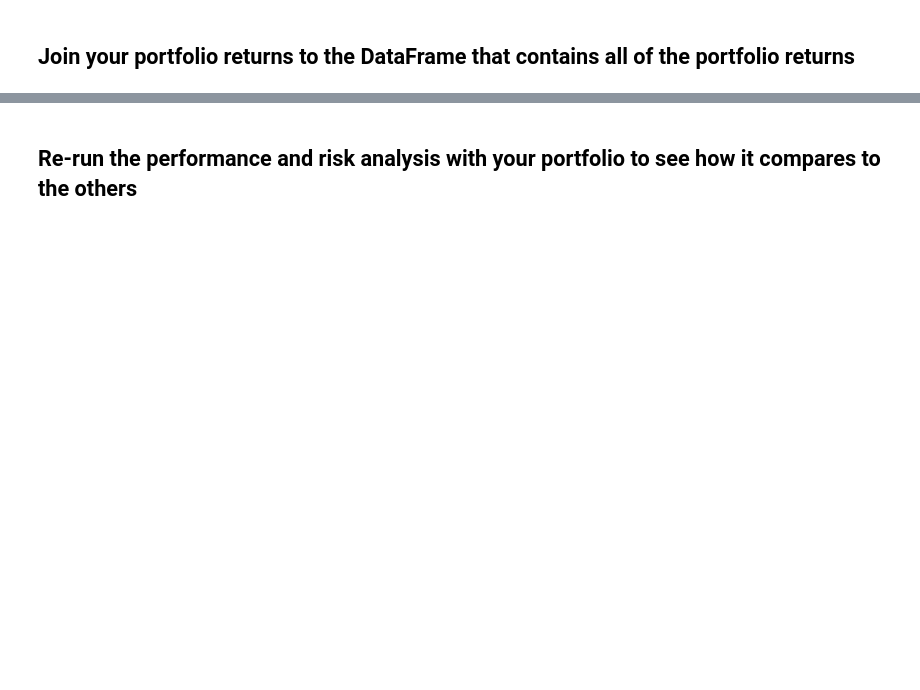
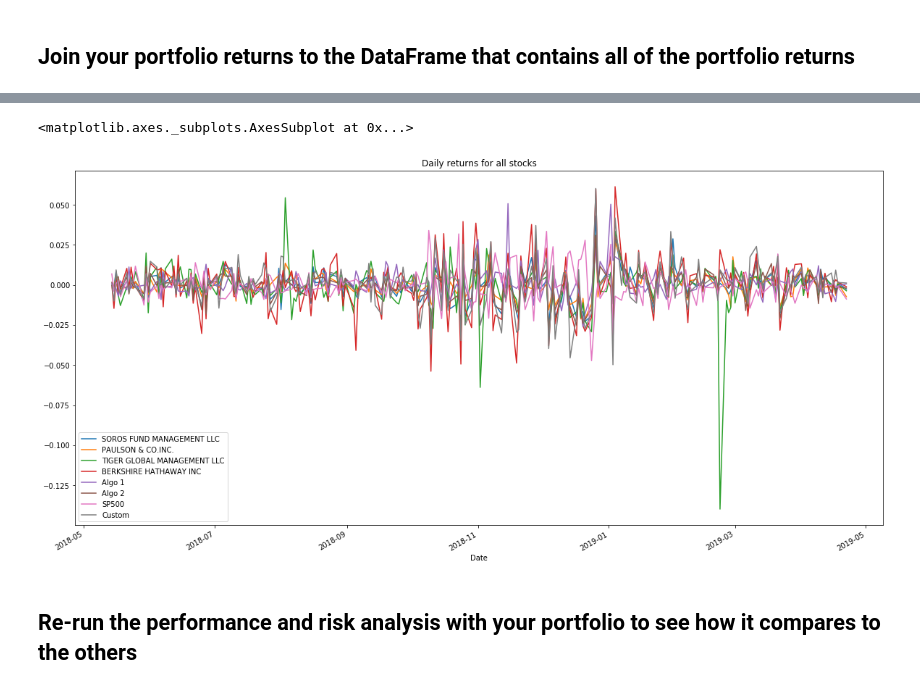
Before and after one commit to lavint/FinTech-Python, a Jupyter notebook: pandas/Starter_Code/portfolio_analysis.ipynb, the cells around one changed output, grey strips where cells are left out. Saved outputs shown, nothing was run; the diff lists cells and outputs as text; code cells hidden in the pictures; blank space fills up the shorter version.

Commit message:
Add recent SP500 data and modify portfolio_analysis

```diff
--- a/pandas/Starter_Code/portfolio_analysis.ipynb
+++ b/pandas/Starter_Code/portfolio_analysis.ipynb
@@ -367,0 +335,20 @@ my_portfolio.head()
+# %%
+# Read Apply stock
+aapl_csv = Path("Resources/aapl_historical.csv")
+aapl_df = pd.read_csv(aapl_csv, index_col="Trade DATE", infer_datetime_format=True, parse_dates=True)
+
+
+# Read Costco stock
+cost_csv = Path("Resources/cost_historical.csv")
+cost_df = pd.read_csv(cost_csv, index_col="Trade DATE", infer_datetime_format=True, parse_dates=True)
+
+
+# Read Google stock
+goog_csv = Path("Resources/goog_historical.csv")
+goog_df = pd.read_csv(goog_csv, index_col="Trade DATE", infer_datetime_format=True, parse_dates=True)
+# goog = goog.sort_index()
+
+
+# # Concatenate all stocks into a single DataFrame by rows
+combined_df = pd.concat([aapl_df, cost_df, goog_df], axis=0, join='inner')
+combined_df.head()
@@ -367,0 +380,4 @@ my_portfolio.head()
+# %%
+# Pivot so that each column of prices represents a unique symbol
+combined_df = combined_df.pivot_table(values='NOCP', index='Trade DATE', columns='Symbol')
+combined_df.head()
@@ -383,0 +403,12 @@ weights = [1/5, 1/5 , 1/10, 2/5, 1/10]
+# %%
+# Calculate weighted portfolio returns
+weights = [1/3, 1/3, 1/3]
+
+daily_returns = combined_df.pct_change().dropna()
+weighted_returns = daily_returns.dot(weights)
+
+# Same as below:
+# daily_returns = my_portfolio.pct_change()
+# daily_returns.dropna(inplace=True)
+
+weighted_returns.head()
@@ -388,3 +442,5 @@ weights = [1/5, 1/5 , 1/10, 2/5, 1/10]
 # %%
 # Only compare dates where return data exists for all the stocks (drop NaNs)
-# YOUR CODE HERE
+all_returns_df['Custom'] = weighted_returns
+all_returns_df.dropna(inplace=True)
+all_returns_df
@@ -391,2 +472,7 @@ weights = [1/5, 1/5 , 1/10, 2/5, 1/10]
+# %%
+all_returns_df.plot(figsize=(20, 10), title="Daily returns for all stocks")
+# %% [output]
+<matplotlib.axes._subplots.AxesSubplot at 0x...>
+[figure, added]
 # %% [markdown]
 ## Re-run the performance and risk analysis with your portfolio to see how it compares to the others
```
Also changed, not shown: parts of 37 cells of this notebook, 1 other file.
